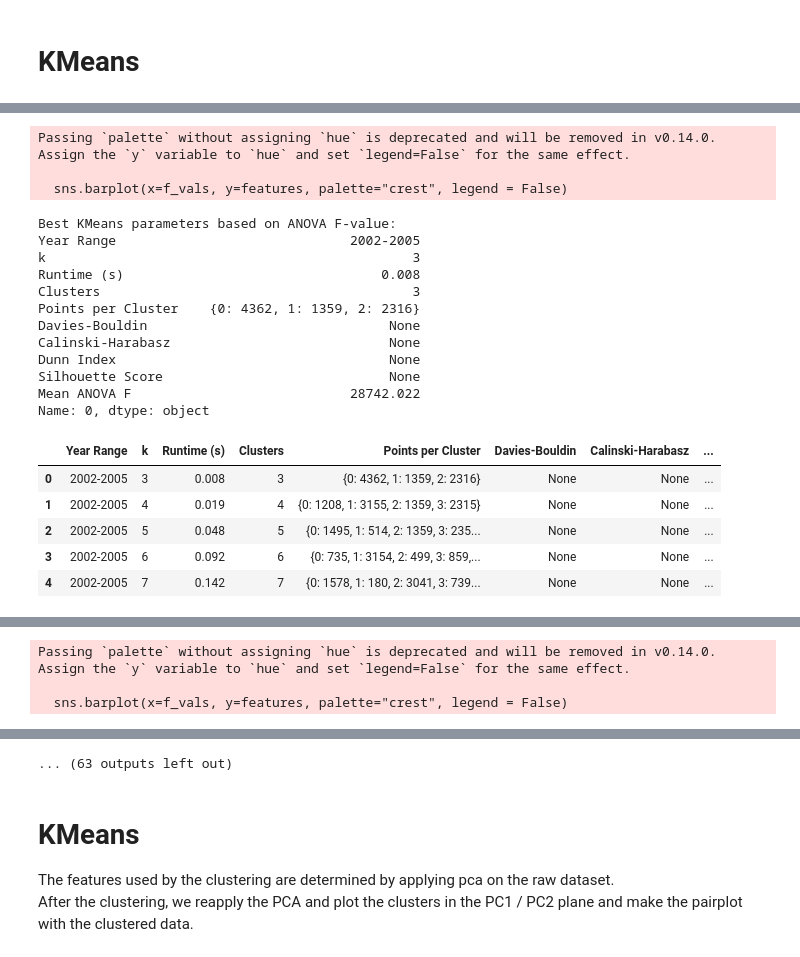
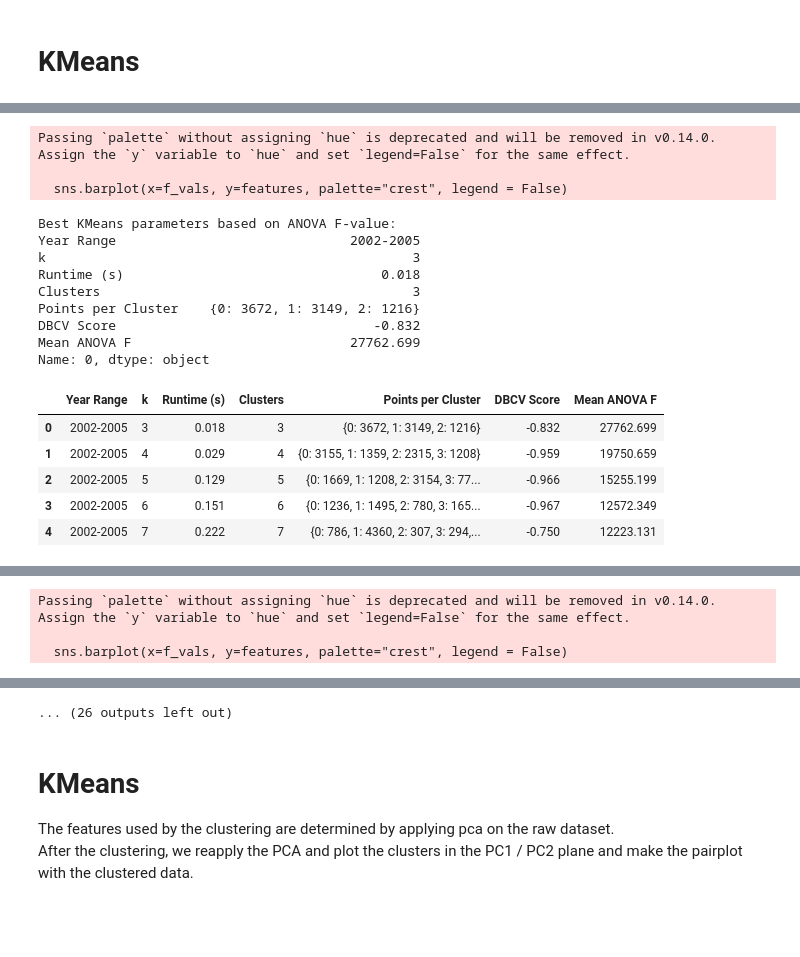
Before and after one commit to FiPf/AIUB-Backup, a Jupyter notebook: clustering/main_with_pca.ipynb, the cells around one changed output, grey strips where cells are left out. Drawn from its saved outputs; the diff is of its cells as text; code cells hidden in the pictures; blank space fills up the shorter version.

Commit message:
added dbcv score to pca code

```diff
--- a/clustering/main_with_pca.ipynb
+++ b/clustering/main_with_pca.ipynb
@@ -13,21 +13,18 @@ import cluster_plotter
 import high_dim_analysis
 import seaborn as sns
 import matplotlib.pyplot as plt
+import my_dbcv_module
+import scores
 
 standard_year_ranges = {
     f"{start}-{start + 3}": np.arange(start, start + 4)
     for start in [2002, 2006, 2010, 2014, 2019]
 }
-standard_year_ranges["2019-2023"] = np.arange(2019, 2024)  # Include 2023
+standard_year_ranges["2019-2023"] = np.arange(2019, 2024)
 running_ranges = cluster_data_pca.generate_running_year_ranges(2002, 2023, 4)
 
 binned_data = cluster_data_pca.bin_data_for_clustering(running_ranges, print_res=False)
 
-k_values = [5, 6, 7]
-
-results_per_year_range = {}
-
-# Output directory for plots
 plot_dir = "Images\\k_means_running_bins_pca"
 os.makedirs(plot_dir, exist_ok=True)
 cluster_plotter.clear_directory(plot_dir)
@@ -35,23 +32,25 @@ cluster_plotter.clear_directory(plot_dir)
 for cluster_data, year_range in binned_data:
     print(f"\nRunning K-Means for Year Range: {year_range}")
 
-    data_array = np.array([cluster_data.ecc, cluster_data.mag_obj, cluster_data.sem_maj, cluster_data.diameter, cluster_data.inc, cluster_data.raan]).T
-    feature_names = ["Eccentricity e", "Object magnitude [mag]", "Semi major axis [km]", "Diameter [m]", "Inclination [°]", "RAAN [°]"]
+    data_array = np.array([cluster_data.ecc, cluster_data.mag_obj, cluster_data.sem_maj,
+                            cluster_data.diameter, cluster_data.inc, cluster_data.raan]).T
+    feature_names = ["Eccentricity e", "Object magnitude [mag]", "Semi major axis [km]",
+                     "Diameter [m]", "Inclination [°]", "RAAN [°]"]
 
     normalized_data, data_min, data_max = normalize_data(data_array)
 
     k_values = [3, 4, 5, 6, 7]
-
     results = []
 
     for k in k_values:
-        result_kmeans, time_kmeans, n_clusters_kmeans, points_per_cluster_kmeans, metrics_kmeans = run_clustering(
-            k_means, f"K-means (k={k})", normalized_data, data_min, data_max, k, init='kmeans++'
-        )
+        result_kmeans, time_kmeans, n_clusters_kmeans, points_per_cluster_kmeans, metrics_kmeans = \
+            run_clustering(
+                k_means, f"K-means (k={k})", normalized_data, data_min, data_max, k, init='kmeans++'
+            )
 
-        unnormalized_data, cluster_centers = unnormalize(
-            result_kmeans.data, result_kmeans.cluster_centers, data_min, data_max
-        )
+        labels = result_kmeans.labels
+        # Compute DBCV score using custom Rust module
+        dbcv_score = scores.DBCV_score_rust(result_kmeans)
 
         results.append({
             "Year Range": year_range,
@@ -59,18 +58,10 @@ for cluster_data, year_range in binned_data:
             "Runtime (s)": f"{time_kmeans:.3f}",
             "Clusters": n_clusters_kmeans,
             "Points per Cluster": points_per_cluster_kmeans,
-            "Davies-Bouldin": f"{metrics_kmeans[0]:.3f}" if metrics_kmeans and isinstance(metrics_kmeans[0], (int, float)) else None,
-            "Calinski-Harabasz": f"{metrics_kmeans[1]:.3f}" if metrics_kmeans and isinstance(metrics_kmeans[1], (int, float)) else None,
-            "Dunn Index": f"{metrics_kmeans[2]:.3f}" if metrics_kmeans and isinstance(metrics_kmeans[2], (int, float)) else None,
-            "Silhouette Score": f"{metrics_kmeans[3]:.3f}" if metrics_kmeans and isinstance(metrics_kmeans[3], (int, float)) else None
+            "DBCV Score": f"{dbcv_score:.3f}"
         })
 
-        labels = result_kmeans.labels
-        """high_dim_analysis.plot_co_membership(
-            labels,
-            output_folder=plot_dir,
-            filename=f"co_membership_{year_range}_k{k}.png"
-        )"""
+        # Plot diagnostics
         high_dim_analysis.plot_correlation_heatmap(
             cluster_data,
             output_folder=plot_dir,
@@ -85,13 +76,13 @@ for cluster_data, year_range in binned_data:
 
         from sklearn.feature_selection import f_classif
         X = np.array([cluster_data.ecc, cluster_data.mag_obj, cluster_data.sem_maj,
-              cluster_data.diameter, cluster_data.inc, cluster_data.raan]).T
-        valid = labels != -1  # Exclude noise points (usually not present for kmeans)
+                      cluster_data.diameter, cluster_data.inc, cluster_data.raan]).T
+        valid = labels != -1
         if np.any(valid) and len(np.unique(labels[valid])) > 1:
             f_vals, _ = f_classif(X[valid], labels[valid])
             mean_f = np.mean(f_vals)
         else:
-            mean_f = 0.0  # Avoid invalid or single-cluster cases
+            mean_f = 0.0
 
         results[-1]["Mean ANOVA F"] = f"{mean_f:.3f}"
 
@@ -101,22 +92,19 @@ for cluster_data, year_range in binned_data:
     best_params = df_sorted.iloc[0]
     best_k = best_params["k"]
 
-    # Re-run clustering with best parameters to get labels
     best_result, _, _, _, _ = run_clustering(
         k_means, f"K-means (k={best_k})", normalized_data, data_min, data_max, int(best_k), init='kmeans++'
     )
     best_labels = best_result.labels
 
-    # Plot pairplot colored by cluster labels and save to plot_dir
     df_plot = pd.DataFrame(data_array, columns=feature_names)
-    df_plot['cluster'] = best_labels.astype(str)  # cluster labels as strings for hue
+    df_plot['cluster'] = best_labels.astype(str)
 
     pairplot = sns.pairplot(df_plot, hue='cluster', diag_kind='kde', plot_kws={'alpha': 0.6, 's': 8})
     pairplot.fig.suptitle(f"K-Means Clusters for Year Range {year_range}", y=1.02)
     pairplot.savefig(os.path.join(plot_dir, f"pairplot_{year_range}_k{best_k}.png"))
     plt.close(pairplot.fig)
 
-    # Plot ANOVA F-values only for best result
     high_dim_analysis.plot_anova_f_values(
         cluster_data,
         best_labels,
@@ -139,22 +127,19 @@ Runtime for k_means: 0.047482 seconds
 Passing `palette` without assigning `hue` is deprecated and will be removed in v0.14.0. Assign the `y` variable to `hue` and set `legend=False` for the same effect.
 
   sns.barplot(x=f_vals, y=features, palette="crest", legend = False)
 Best KMeans parameters based on ANOVA F-value:
 Year Range                              2002-2005
 k                                               3
-Runtime (s)                                 0.008
+Runtime (s)                                 0.018
 Clusters                                        3
-Points per Cluster    {0: 4362, 1: 1359, 2: 2316}
-Davies-Bouldin                               None
-Calinski-Harabasz                            None
-Dunn Index                                   None
-Silhouette Score                             None
-Mean ANOVA F                            28742.022
+Points per Cluster    {0: 3672, 1: 3149, 2: 1216}
+DBCV Score                                 -0.832
+Mean ANOVA F                            27762.699
 Name: 0, dtype: object
-|  | Year Range | k | Runtime (s) | Clusters | Points per Cluster | Davies-Bouldin | Calinski-Harabasz | ... |
-| 0 | 2002-2005 | 3 | 0.008 | 3 | {0: 4362, 1: 1359, 2: 2316} | None | None | ... |
-| 1 | 2002-2005 | 4 | 0.019 | 4 | {0: 1208, 1: 3155, 2: 1359, 3: 2315} | None | None | ... |
-| 2 | 2002-2005 | 5 | 0.048 | 5 | {0: 1495, 1: 514, 2: 1359, 3: 235... | None | None | ... |
-| 3 | 2002-2005 | 6 | 0.092 | 6 | {0: 735, 1: 3154, 2: 499, 3: 859,... | None | None | ... |
-| 4 | 2002-2005 | 7 | 0.142 | 7 | {0: 1578, 1: 180, 2: 3041, 3: 739... | None | None | ... |
+|  | Year Range | k | Runtime (s) | Clusters | Points per Cluster | DBCV Score | Mean ANOVA F |
+| 0 | 2002-2005 | 3 | 0.018 | 3 | {0: 3672, 1: 3149, 2: 1216} | -0.832 | 27762.699 |
+| 1 | 2002-2005 | 4 | 0.029 | 4 | {0: 3155, 1: 1359, 2: 2315, 3: 1208} | -0.959 | 19750.659 |
+| 2 | 2002-2005 | 5 | 0.129 | 5 | {0: 1669, 1: 1208, 2: 3154, 3: 77... | -0.966 | 15255.199 |
+| 3 | 2002-2005 | 6 | 0.151 | 6 | {0: 1236, 1: 1495, 2: 780, 3: 165... | -0.967 | 12572.349 |
+| 4 | 2002-2005 | 7 | 0.222 | 7 | {0: 786, 1: 4360, 2: 307, 3: 294,... | -0.750 | 12223.131 |
 Running K-Means for Year Range: 2003-2006
@@ -223,4 +195,4 @@ Runtime for k_means: 0.046677 seconds
-... (63 outputs left out)
+... (26 outputs left out)
 # %% [markdown]
 # KMeans
 The features used by the clustering are determined by applying pca on the raw dataset.
```
Also changed, not shown: parts of 4 cells of this notebook, 1 other file.
